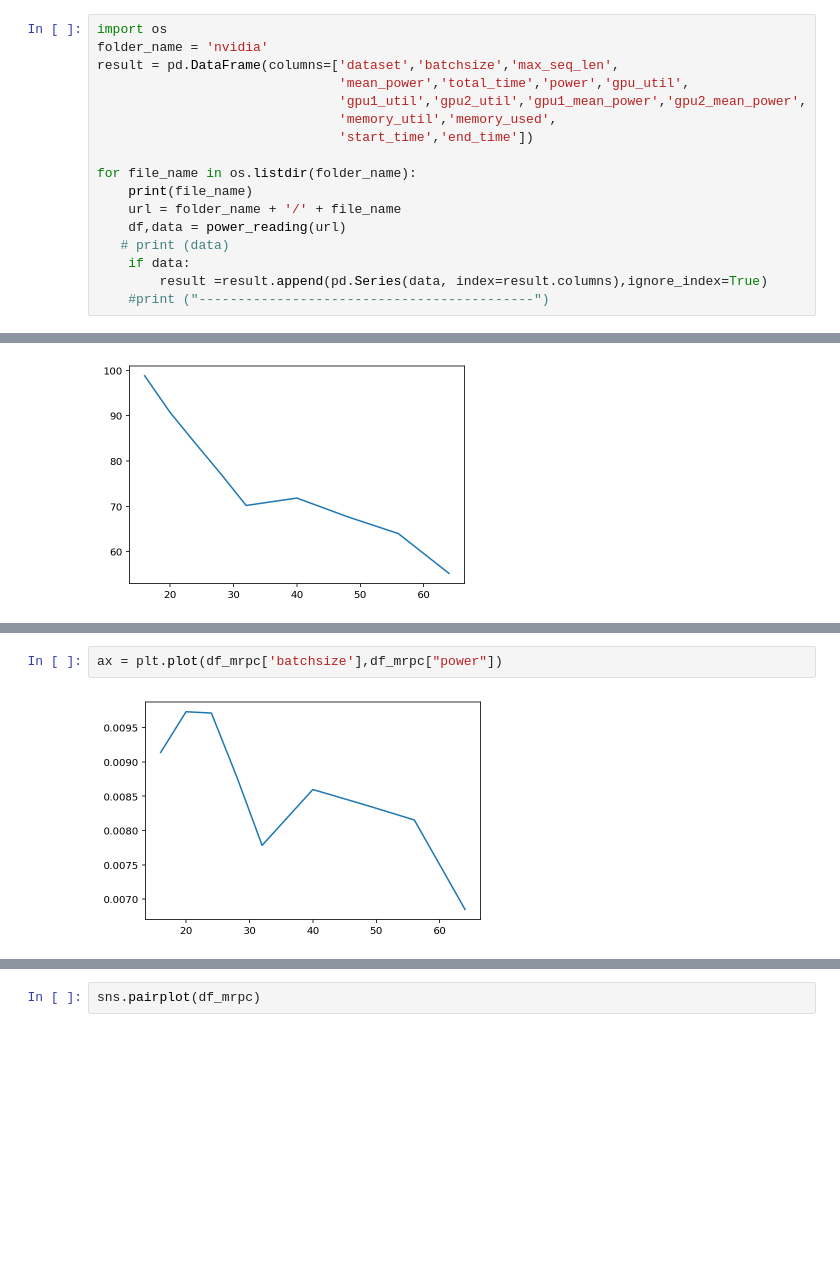
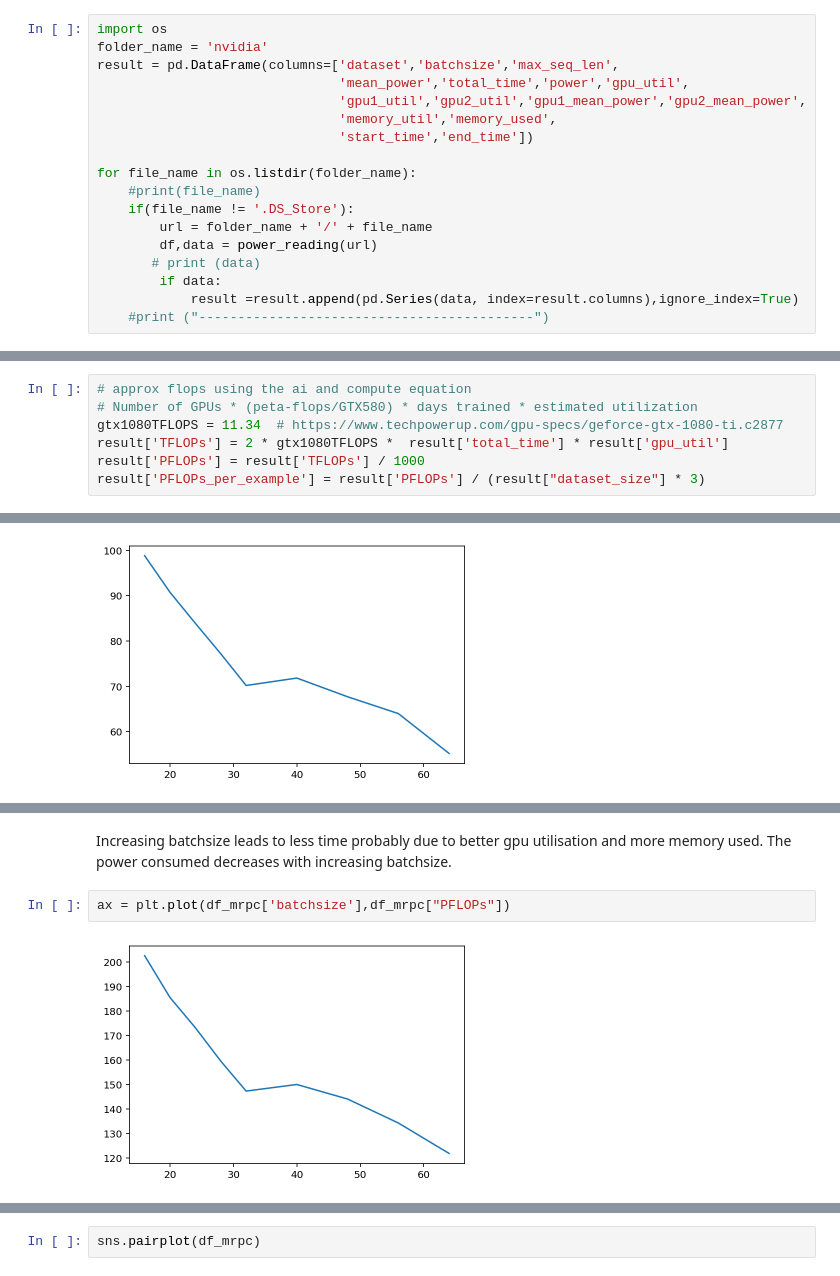
Before and after one commit to MScDissertation/NLP, a Jupyter notebook: nvidia-smi-data.ipynb, the cells around one changed output, grey strips where cells are left out. Drawn from its saved outputs; the diff is of its cells as text; blank space fills up the shorter version.

```diff
--- a/nvidia-smi-data.ipynb
+++ b/nvidia-smi-data.ipynb
@@ -58,10 +58,11 @@ result = pd.DataFrame(columns=['dataset','batchsize','max_seq_len',
                                'start_time','end_time'])
 
 for file_name in os.listdir(folder_name):
-    print(file_name)
-    url = folder_name + '/' + file_name
-    df,data = power_reading(url)
-   # print (data)
-    if data:
-        result =result.append(pd.Series(data, index=result.columns),ignore_index=True)
+    #print(file_name)
+    if(file_name != '.DS_Store'):
+        url = folder_name + '/' + file_name
+        df,data = power_reading(url)
+       # print (data)
+        if data:
+            result =result.append(pd.Series(data, index=result.columns),ignore_index=True)
     #print ("-------------------------------------------")
@@ -117 +99,8 @@ result
+# %%
+# approx flops using the ai and compute equation
+# Number of GPUs * (peta-flops/GTX580) * days trained * estimated utilization
+gtx1080TFLOPS = 11.34  # https://www.techpowerup.com/gpu-specs/geforce-gtx-1080-ti.c2877
+result['TFLOPs'] = 2 * gtx1080TFLOPS *  result['total_time'] * result['gpu_util']
+result['PFLOPs'] = result['TFLOPs'] / 1000
+result['PFLOPs_per_example'] = result['PFLOPs'] / (result["dataset_size"] * 3)
 # %%
@@ -155,4 +181,7 @@ ax = plt.plot(df_mrpc['batchsize'],df_mrpc["memory_used"])
+# %% [markdown]
+Increasing batchsize leads to less time probably due to better gpu utilisation and more memory used.
+The power consumed decreases with increasing batchsize.
 # %%
-ax = plt.plot(df_mrpc['batchsize'],df_mrpc["power"])
+ax = plt.plot(df_mrpc['batchsize'],df_mrpc["PFLOPs"])
 # %% [output]
-[figure, old version]
+[figure, new version]
```
Also changed, not shown: parts of 35 cells of this notebook, 1 other file.
